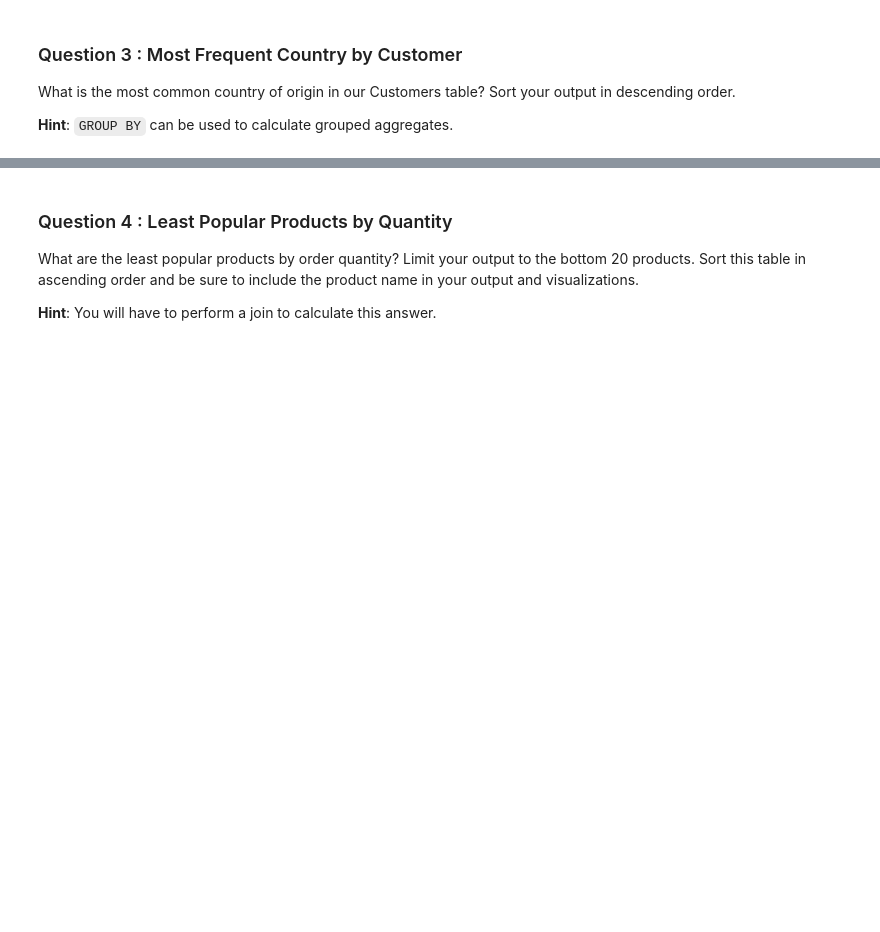
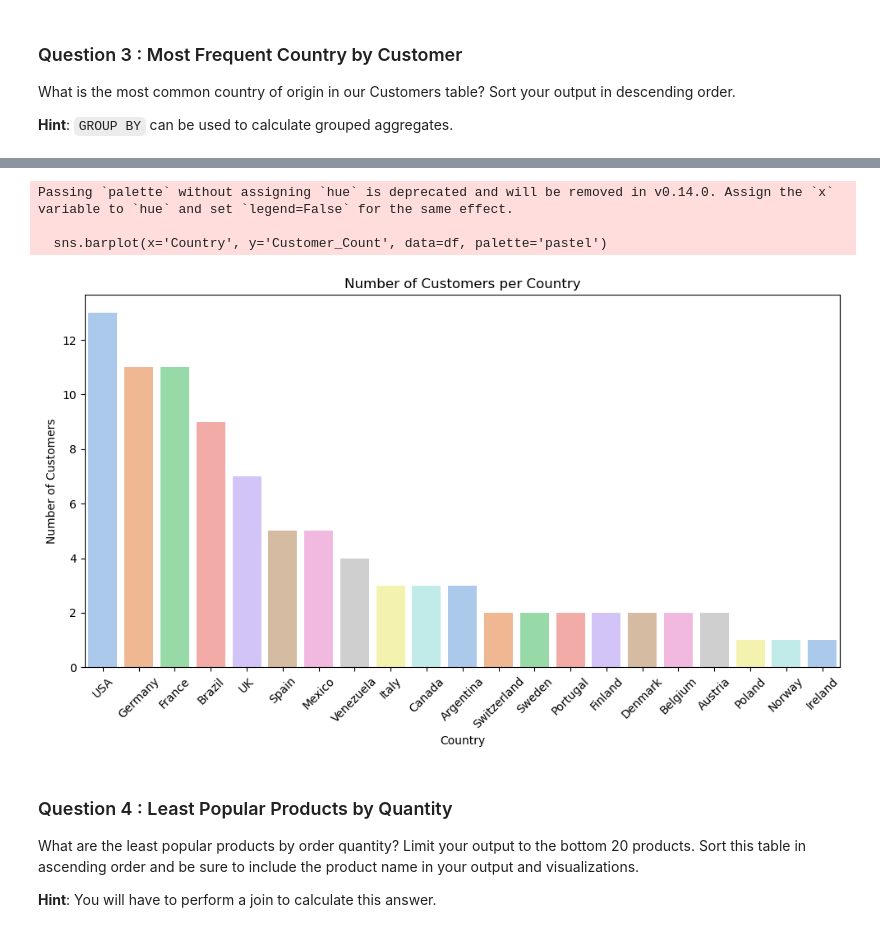
Before and after one commit to NadyaT-hub/Ad-Hoc-Food-Report, a Jupyter notebook: adhoc-sql/adhoc_report.ipynb, the cells around one changed output, grey strips where cells are left out. Drawn from its saved outputs; the diff is of its cells as text; code cells hidden in the pictures; blank space fills up the shorter version.

```diff
--- a/adhoc-sql/adhoc_report.ipynb
+++ b/adhoc-sql/adhoc_report.ipynb
@@ -77,9 +96,22 @@ What is the most common country of origin in our Customers table? Sort your outp
 # %%
 # TODO: Convert your list of tuples to a dataframe
-df = pd.DataFrame(..., columns=['...'])
+df = pd.DataFrame(rows, columns=['Country', 'Customer_Count'])
 
 # TODO: Generate a visualization on this dataframe
-...
+plt.figure(figsize=(10,6))
+sns.barplot(x='Country', y='Customer_Count', data=df, palette='pastel')
+
+plt.title('Number of Customers per Country')
+plt.xlabel('Country')
+plt.ylabel('Number of Customers')
+plt.xticks(rotation=45)
+plt.tight_layout()
+plt.show()
+# %% [output]
+Passing `palette` without assigning `hue` is deprecated and will be removed in v0.14.0. Assign the `x` variable to `hue` and set `legend=False` for the same effect.
+
+  sns.barplot(x='Country', y='Customer_Count', data=df, palette='pastel')
+[figure, added]
 # %% [markdown]
 ### Question 4 : Least Popular Products by Quantity
 
```
Also changed, not shown: parts of 2 cells of this notebook.
